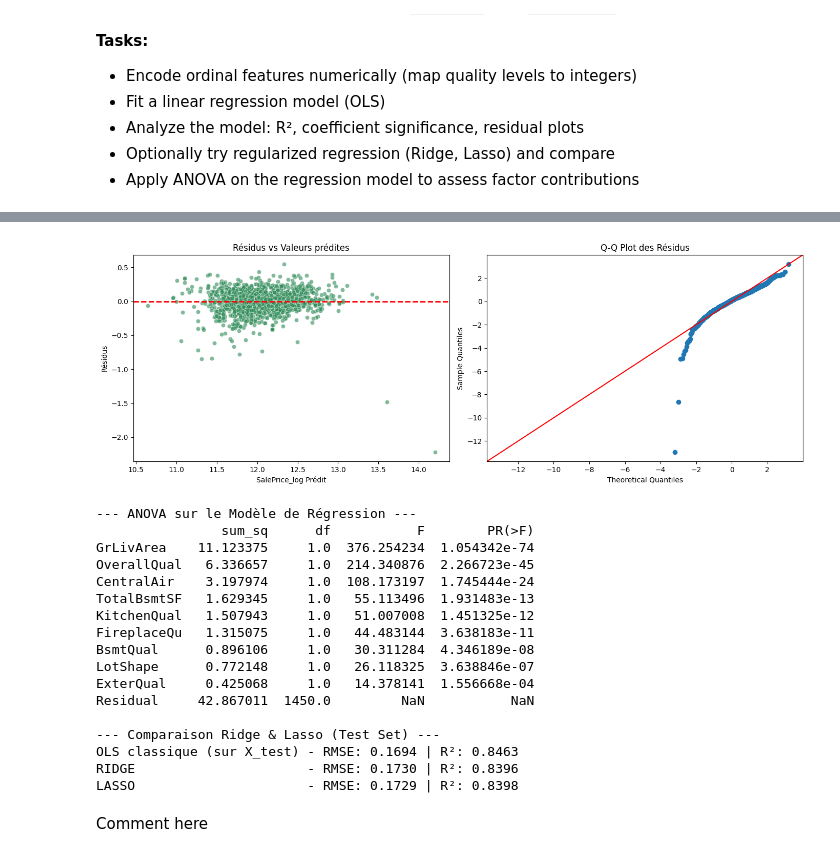
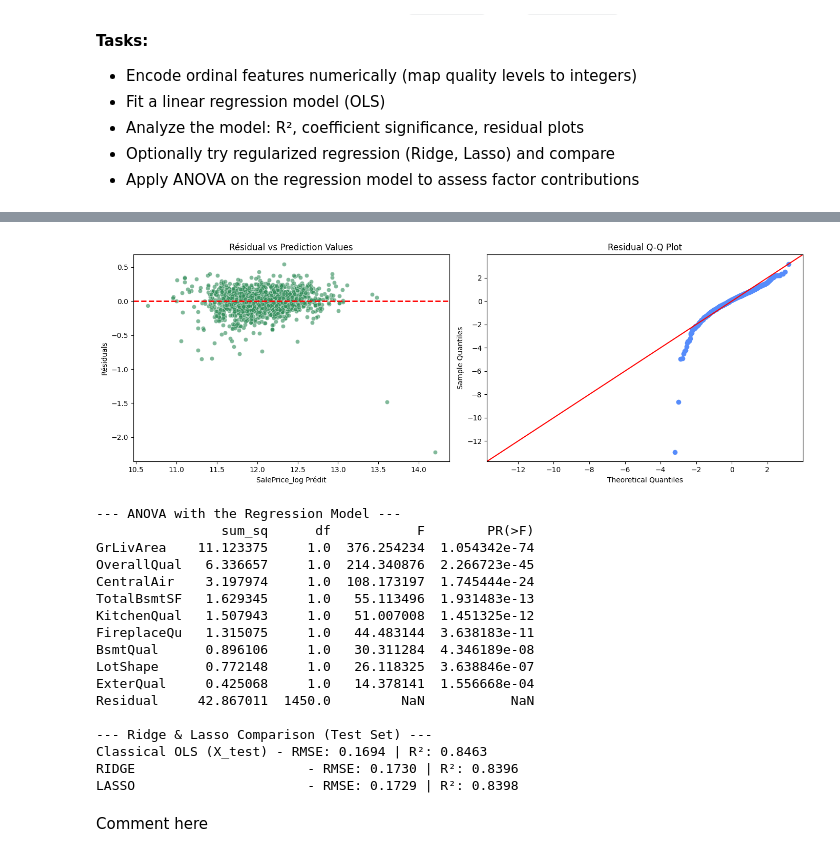
Before and after one commit to cpalescan/cstat, a Jupyter notebook: project_MAIN.ipynb, the cells around one changed output, grey strips where cells are left out. Saved outputs shown, nothing was run; the diff lists cells and outputs as text; code cells hidden in the pictures.

```diff
--- a/project_MAIN.ipynb
+++ b/project_MAIN.ipynb
@@ -1144,7 +1144,7 @@ df_reg = df_reg[all_features + ['SalePrice_log']].dropna() #suppression des NA
 # ---------------------------------------------------------
 # Création de la formule
 formula = 'SalePrice_log ~ ' + ' + '.join(all_features)
-print(f"Formule de régression : {formula}\n")
+print(f"Regression Formula : {formula}\n")
 
 # Ajustement du modèle
 ols_model = ols(formula, data=df_reg).fit()
@@ -1161,28 +1161,28 @@ fig, ax = plt.subplots(1, 2, figsize=(14, 5))
 # Plot 1: Homoscédasticité (Résidus vs Valeurs prédites)
 sns.scatterplot(x=ols_model.fittedvalues, y=ols_model.resid, ax=ax[0], alpha=0.6, color='seagreen')
 ax[0].axhline(0, color='red', linestyle='--', lw=2)
-ax[0].set_title('Résidus vs Valeurs prédites')
+ax[0].set_title('Résidual vs Prediction Values')
 ax[0].set_xlabel('SalePrice_log Prédit')
-ax[0].set_ylabel('Résidus')
+ax[0].set_ylabel('Résiduals')
 
 # Plot 2: Normalité (Q-Q Plot)
 sm.qqplot(ols_model.resid, line='45', fit=True, ax=ax[1])
-ax[1].set_title('Q-Q Plot des Résidus')
+ax[1].set_title('Residual Q-Q Plot')
 
 plt.tight_layout()
 plt.show()
 
 
 # ---------------------------------------------------------
-# 4. ANOVA SUR LE MODÈLE DE RÉGRESSION
+# 4. ANOVA WITH THE REGRESSION MODEL
 # ---------------------------------------------------------
 anova_results = sm.stats.anova_lm(ols_model, typ=2)
-print("\n--- ANOVA sur le Modèle de Régression ---")
+print("\n--- ANOVA with the Regression Model ---")
 print(anova_results.sort_values(by="PR(>F)", ascending=True))
 
 
 # ---------------------------------------------------------
-# 5. RIDGE ET LASSO (Optional)
+# 5. RIDGE AND LASSO
 # ---------------------------------------------------------
 X = df_reg[all_features]
 y = df_reg['SalePrice_log']
@@ -1198,8 +1198,8 @@ pred_ridge = ridge.predict(X_test)
 lasso = Lasso(alpha=0.001).fit(X_train, y_train)
 pred_lasso = lasso.predict(X_test)
 
-print("\n--- Comparaison Ridge & Lasso (Test Set) ---")
-print(f"OLS classique (sur X_test) - RMSE: {np.sqrt(mean_squared_error(y_test, ols_model.predict(X_test))):.4f} | R²: {r2_score(y_test, ols_model.predict(X_test)):.4f}")
+print("\n--- Ridge & Lasso Comparison (Test Set) ---")
+print(f"Classical OLS (X_test) - RMSE: {np.sqrt(mean_squared_error(y_test, ols_model.predict(X_test))):.4f} | R²: {r2_score(y_test, ols_model.predict(X_test)):.4f}")
 print(f"RIDGE                      - RMSE: {np.sqrt(mean_squared_error(y_test, pred_ridge)):.4f} | R²: {r2_score(y_test, pred_ridge):.4f}")
 print(f"LASSO                      - RMSE: {np.sqrt(mean_squared_error(y_test, pred_lasso)):.4f} | R²: {r2_score(y_test, pred_lasso):.4f}")
 # %% [output]
@@ -1215,13 +1215,13 @@ Time:                        10:58:53   Log-Likelihood:                 503.85
 No. Observations:                1460   AIC:                            -987.7
 Df Residuals:                    1450   BIC:                            -934.8
 Df Model:                           9
 ... (21 lines left out)
 Notes:
 [1] Standard Errors assume that the covariance matrix of the errors is correctly specified.
 [2] The condition number is large, 2.05e+04. This might indicate that there are
 strong multicollinearity or other numerical problems.
-[figure, old version]
+[figure, new version]
---- ANOVA sur le Modèle de Régression ---
+--- ANOVA with the Regression Model ---
                 sum_sq      df           F        PR(>F)
 GrLivArea    11.123375     1.0  376.254234  1.054342e-74
 OverallQual   6.336657     1.0  214.340876  2.266723e-45
@@ -1234,8 +1234,8 @@ LotShape      0.772148     1.0   26.118325  3.638846e-07
 ExterQual     0.425068     1.0   14.378141  1.556668e-04
 Residual     42.867011  1450.0         NaN           NaN
 
---- Comparaison Ridge & Lasso (Test Set) ---
-OLS classique (sur X_test) - RMSE: 0.1694 | R²: 0.8463
+--- Ridge & Lasso Comparison (Test Set) ---
+Classical OLS (X_test) - RMSE: 0.1694 | R²: 0.8463
 RIDGE                      - RMSE: 0.1730 | R²: 0.8396
 LASSO                      - RMSE: 0.1729 | R²: 0.8398
 # %% [markdown]
```
Also changed, not shown: parts of 15 cells of this notebook.
